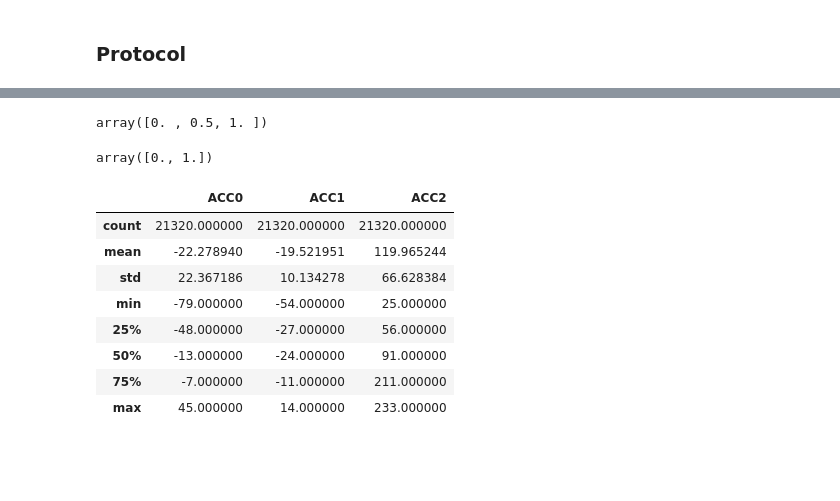
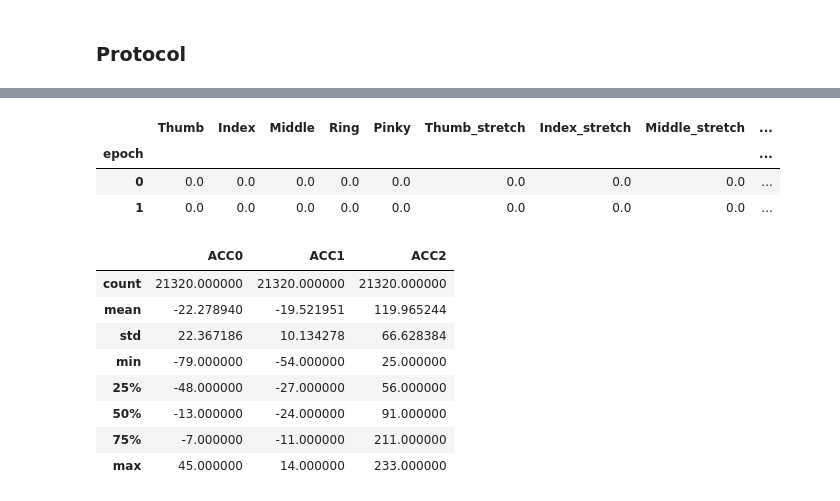
Before and after one commit to Internship-moto/Gestures_3, a Jupyter notebook: notebooks/Gestures_2.ipynb, the cells around one changed output, grey strips where cells are left out. Saved outputs shown, nothing was run; the diff lists cells and outputs as text; code cells hidden in the pictures; blank space fills up the shorter version.

Commit message:
encoding pronation

```diff
--- a/notebooks/Gestures_2.ipynb
+++ b/notebooks/Gestures_2.ipynb
@@ -190,11 +190,17 @@ gestures_protocol.head(11)
-# %%
-gestures_protocol['Pronation'].unique()
-# %% [output]
-array([0. , 0.5, 1. ])
-# %%
-gestures_protocol['Thumb'].unique()
-# %% [output]
-array([0., 1.])
+# %%
+Pronat = pd.get_dummies(gestures_protocol['Pronation'], prefix='Pronation')
+gestures_protocol = pd.concat([gestures_protocol, Pronat], axis=1)
+gestures_protocol.drop(['Pronation'], axis=1, inplace=True)
+
+# Features list
+PRON = ['Pronation_0.0', 'Pronation_0.5', 'Pronation_1.0']
+
+gestures_protocol.head(2)
+# %% [output]
+|  | Thumb | Index | Middle | Ring | Pinky | Thumb_stretch | Index_stretch | Middle_stretch | ... |
+| epoch |  |  |  |  |  |  |  |  | ... |
+| 0 | 0.0 | 0.0 | 0.0 | 0.0 | 0.0 | 0.0 | 0.0 | 0.0 | ... |
+| 1 | 0.0 | 0.0 | 0.0 | 0.0 | 0.0 | 0.0 | 0.0 | 0.0 | ... |
 # %%
 gestures_train[ACC_CH].describe()
 # %% [output]
```
Also changed, not shown: parts of 2 cells of this notebook.
